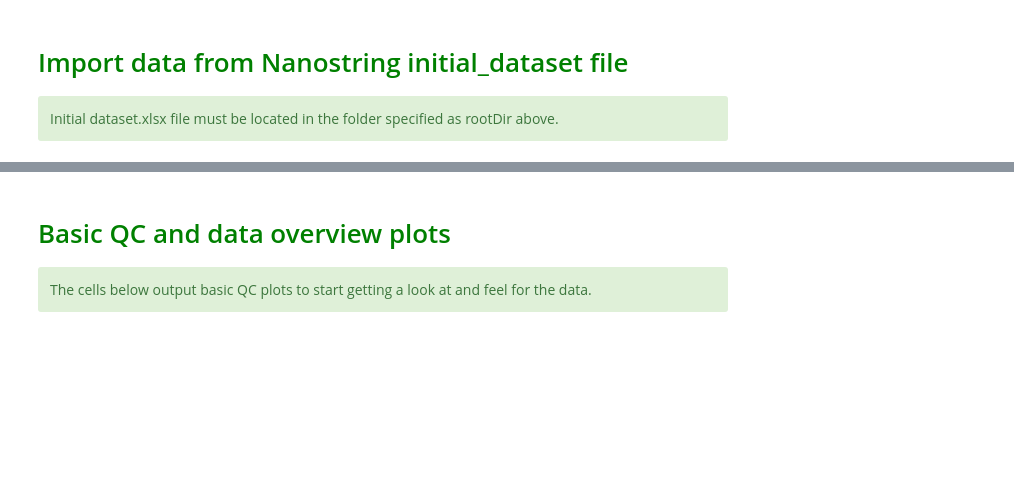
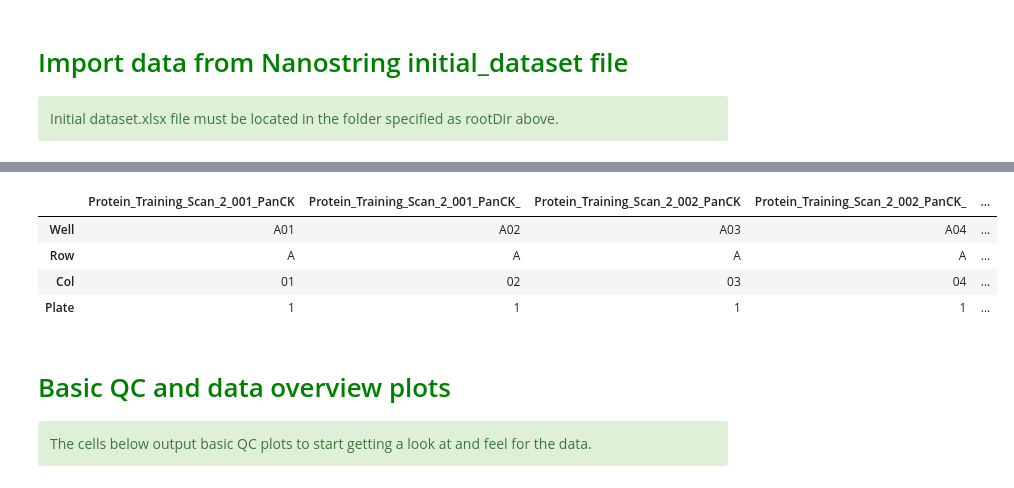
Before and after one commit to kyleupton/DSP_EDA_Protein, a Jupyter notebook: DSP_nCounter_Protein_QC_Git.ipynb, the cells around one changed output, grey strips where cells are left out. Saved outputs shown, nothing was run; the diff lists cells and outputs as text; code cells hidden in the pictures; blank space fills up the shorter version.

```diff
--- a/DSP_nCounter_Protein_QC_Git.ipynb
+++ b/DSP_nCounter_Protein_QC_Git.ipynb
@@ -165,7 +262,13 @@ sampleInfo.loc[['Well','Row','Col','Plate']].isnull().any().any()
 # %%
 # Sanity check
 # View sampleInfo entries for weill, row, col or plate
-sampleInfo.loc[['Well','Row','Col','Plate']]
+masterData.sampleInfo.loc[['Well','Row','Col','Plate']]
+# %% [output]
+|  | Protein_Training_Scan_2_001_PanCK | Protein_Training_Scan_2_001_PanCK_ | Protein_Training_Scan_2_002_PanCK | Protein_Training_Scan_2_002_PanCK_ | ... |
+| Well | A01 | A02 | A03 | A04 | ... |
+| Row | A | A | A | A | ... |
+| Col | 01 | 02 | 03 | 04 | ... |
+| Plate | 1 | 1 | 1 | 1 | ... |
 # %% [markdown]
 # <span style="color:green"> Basic QC and data overview plots </sapan>
 <div class="alert alert-block alert-success">
```
Also changed, not shown: parts of 18 cells of this notebook, 4 other files.
